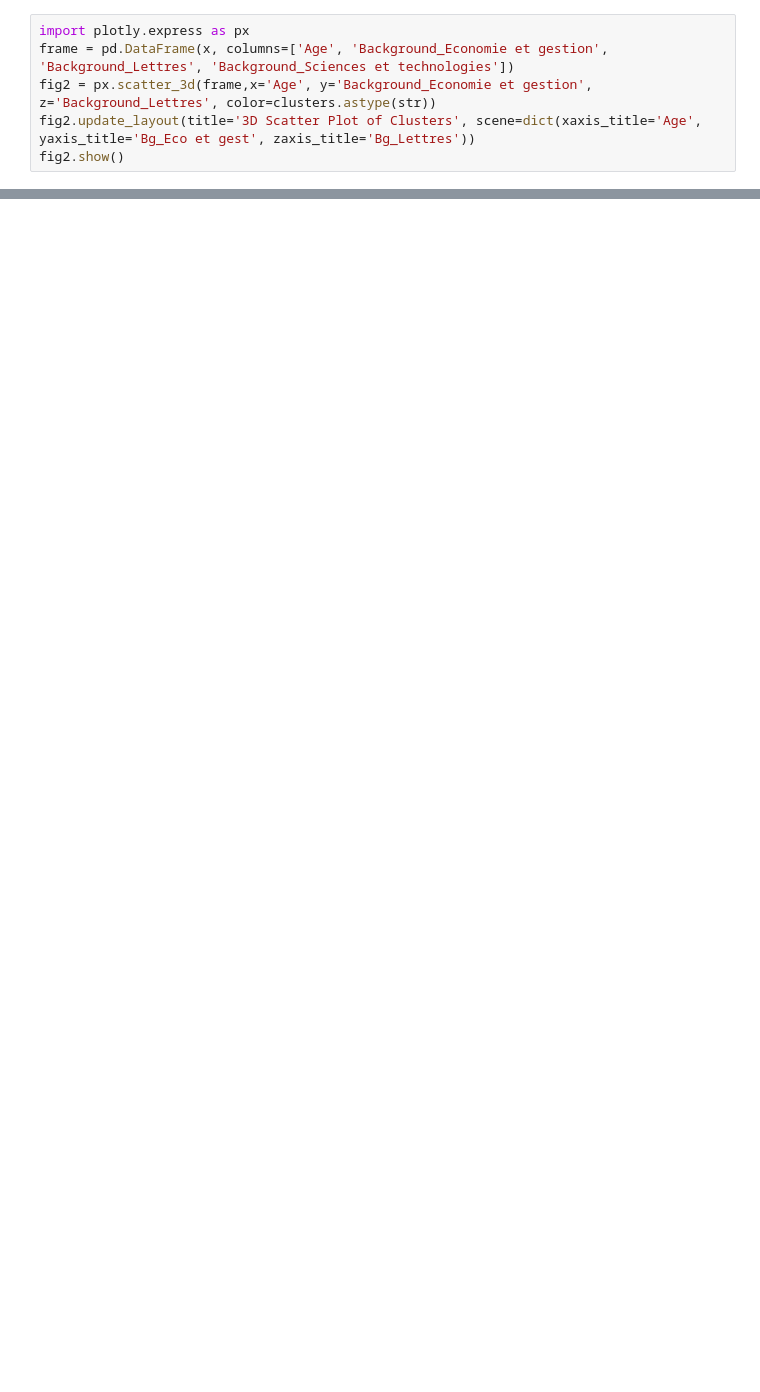
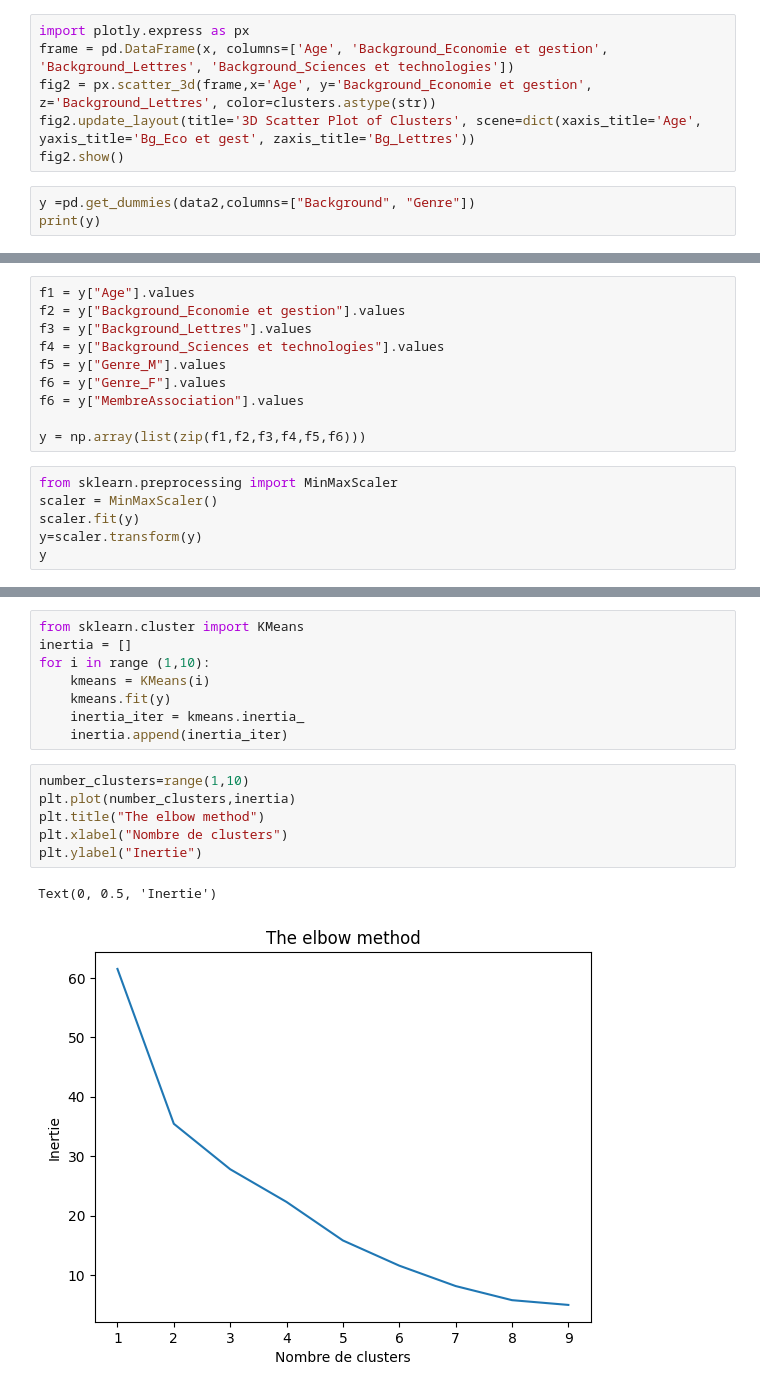
Before and after one commit to Azizbennacer/Machine-learning-training, a Jupyter notebook: Lab3.ipynb, the cells around one changed output, grey strips where cells are left out. Drawn from its saved outputs; the diff is of its cells as text; blank space fills up the shorter version.

Commit message:
Data2

```diff
--- a/Lab3.ipynb
+++ b/Lab3.ipynb
@@ -112,3 +112,6 @@ frame = pd.DataFrame(x, columns=['Age', 'Background_Economie et gestion', 'Backg
 fig2 = px.scatter_3d(frame,x='Age', y='Background_Economie et gestion', z='Background_Lettres', color=clusters.astype(str))
 fig2.update_layout(title='3D Scatter Plot of Clusters', scene=dict(xaxis_title='Age', yaxis_title='Bg_Eco et gest', zaxis_title='Bg_Lettres'))
 fig2.show()
+# %%
+y =pd.get_dummies(data2,columns=["Background", "Genre"])
+print(y)
@@ -114,0 +156,16 @@ fig2.show()
+# %%
+f1 = y["Age"].values
+f2 = y["Background_Economie et gestion"].values
+f3 = y["Background_Lettres"].values
+f4 = y["Background_Sciences et technologies"].values
+f5 = y["Genre_M"].values
+f6 = y["Genre_F"].values
+f6 = y["MembreAssociation"].values
+
+y = np.array(list(zip(f1,f2,f3,f4,f5,f6)))
+# %%
+from sklearn.preprocessing import MinMaxScaler
+scaler = MinMaxScaler()
+scaler.fit(y)
+y=scaler.transform(y)
+y
@@ -114,0 +190,17 @@ fig2.show()
+# %%
+from sklearn.cluster import KMeans
+inertia = []
+for i in range (1,10):
+    kmeans = KMeans(i)
+    kmeans.fit(y)
+    inertia_iter = kmeans.inertia_
+    inertia.append(inertia_iter)
+# %%
+number_clusters=range(1,10)
+plt.plot(number_clusters,inertia)
+plt.title("The elbow method")
+plt.xlabel("Nombre de clusters")
+plt.ylabel("Inertie")
+# %% [output]
+Text(0, 0.5, 'Inertie')
+[figure, added]
```
Also changed, not shown: parts of 10 cells of this notebook.
